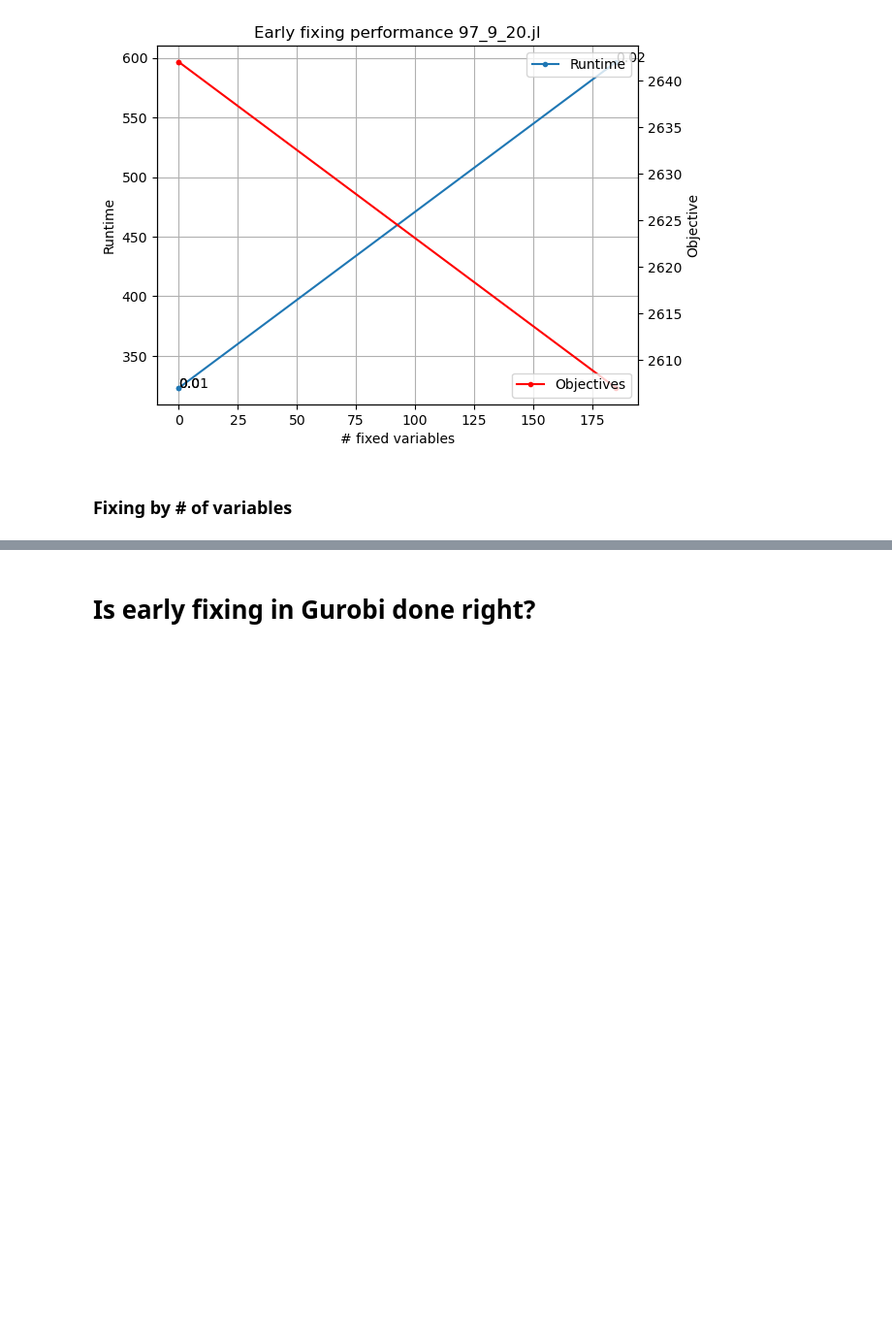
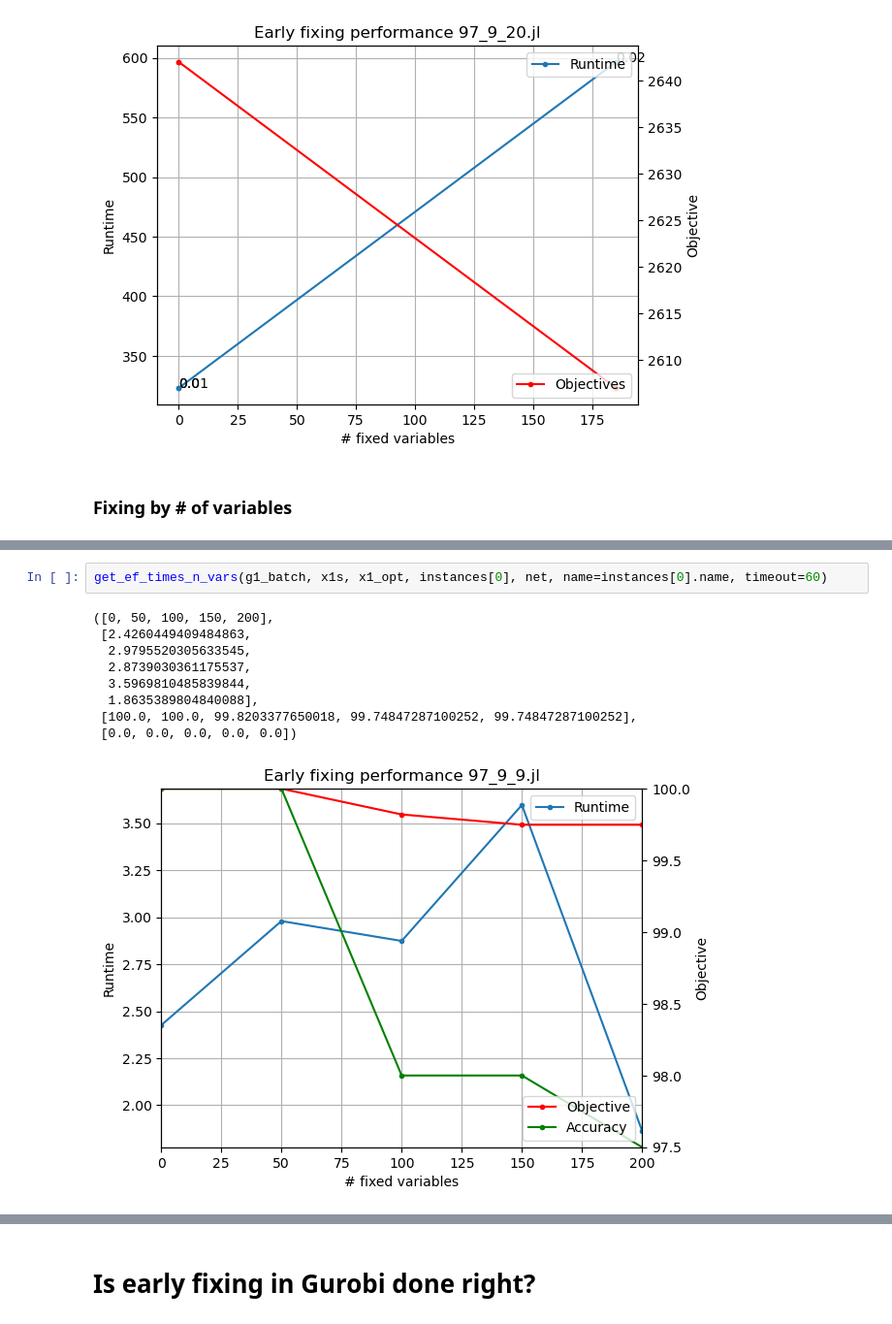
Before and after one commit to gos-ufsc/sat-gnn, a Jupyter notebook: notebooks/1.1-bmp-full-instances-early-fixing.ipynb, the cells around one changed output, grey strips where cells are left out. Shown at 97% size. Drawn from its saved outputs; the diff is of its cells as text; blank space fills up the shorter version.

```diff
--- a/notebooks/1.1-bmp-full-instances-early-fixing.ipynb
+++ b/notebooks/1.1-bmp-full-instances-early-fixing.ipynb
@@ -405,0 +433,12 @@ ValueError: step must be greater than zero
+# %%
+get_ef_times_n_vars(g1_batch, x1s, x1_opt, instances[0], net, name=instances[0].name, timeout=60)
+# %% [output]
+([0, 50, 100, 150, 200],
+ [2.4260449409484863,
+  2.9795520305633545,
+  2.8739030361175537,
+  3.5969810485839844,
+  1.8635389804840088],
+ [100.0, 100.0, 99.8203377650018, 99.74847287100252, 99.74847287100252],
+ [0.0, 0.0, 0.0, 0.0, 0.0])
+[figure, added]
```
Also changed, not shown: parts of 24 cells of this notebook.
